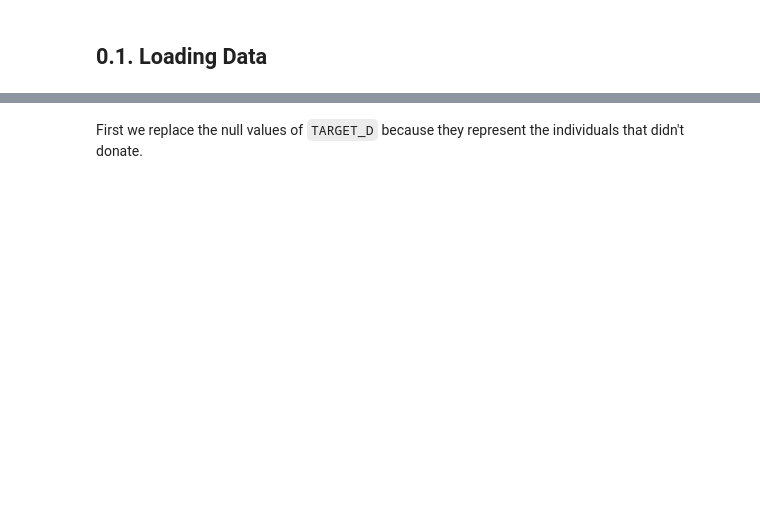
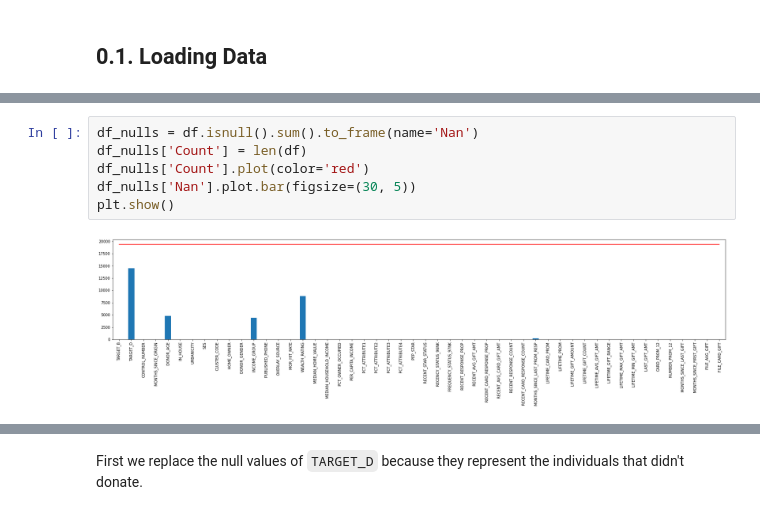
Before and after one commit to F-Madruga/Donation_Dataset_Predictions_FCUL, a Jupyter notebook: AA_202021_Project.ipynb, the cells around one changed output, grey strips where cells are left out. Drawn from its saved outputs; the diff is of its cells as text; blank space fills up the shorter version.

Commit message:
Remove duplicates, check null in dataset and check if dataset is balanced

```diff
--- a/AA_202021_Project.ipynb
+++ b/AA_202021_Project.ipynb
@@ -160,0 +169,8 @@ df
+# %%
+df_nulls = df.isnull().sum().to_frame(name='Nan')
+df_nulls['Count'] = len(df)
+df_nulls['Count'].plot(color='red')
+df_nulls['Nan'].plot.bar(figsize=(30, 5))
+plt.show()
+# %% [output]
+[figure, added]
```
Also changed, not shown: parts of 10 cells of this notebook.
